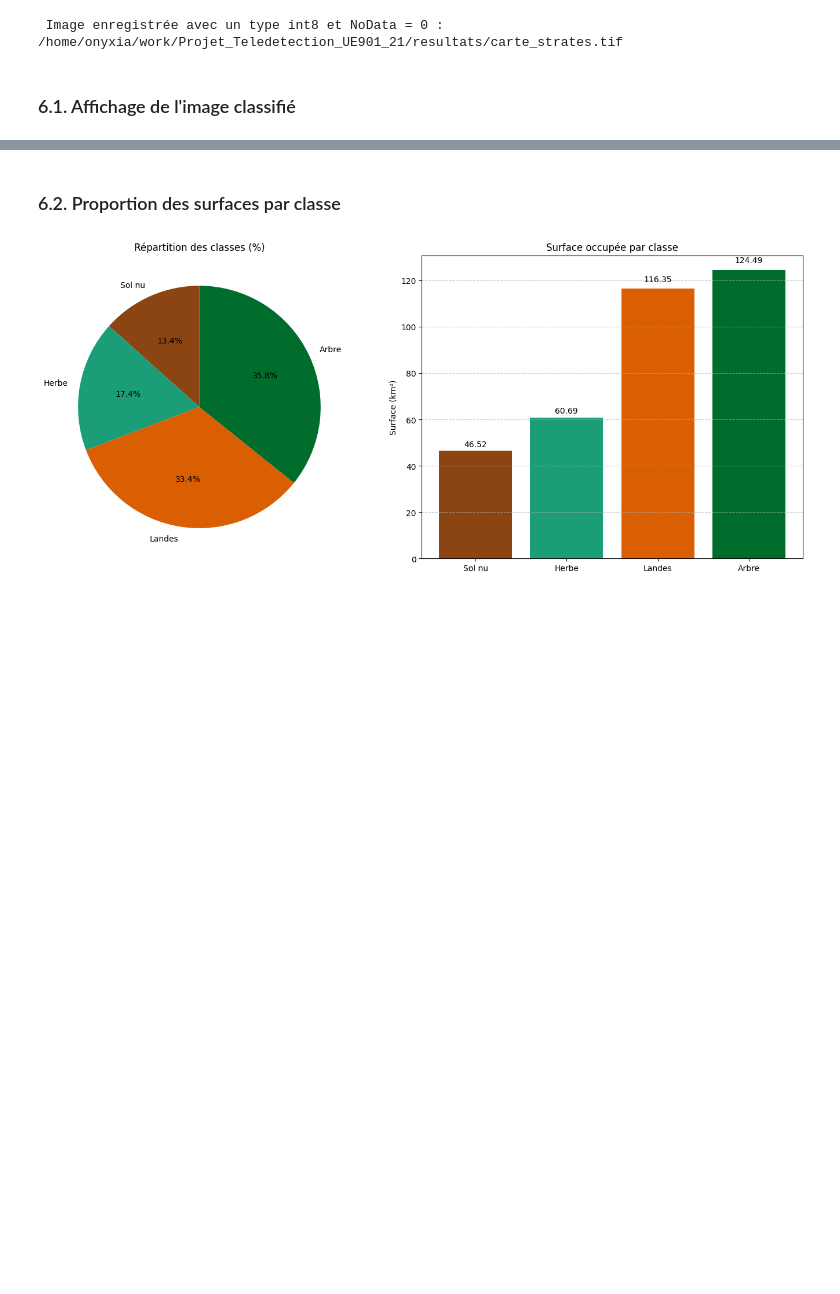
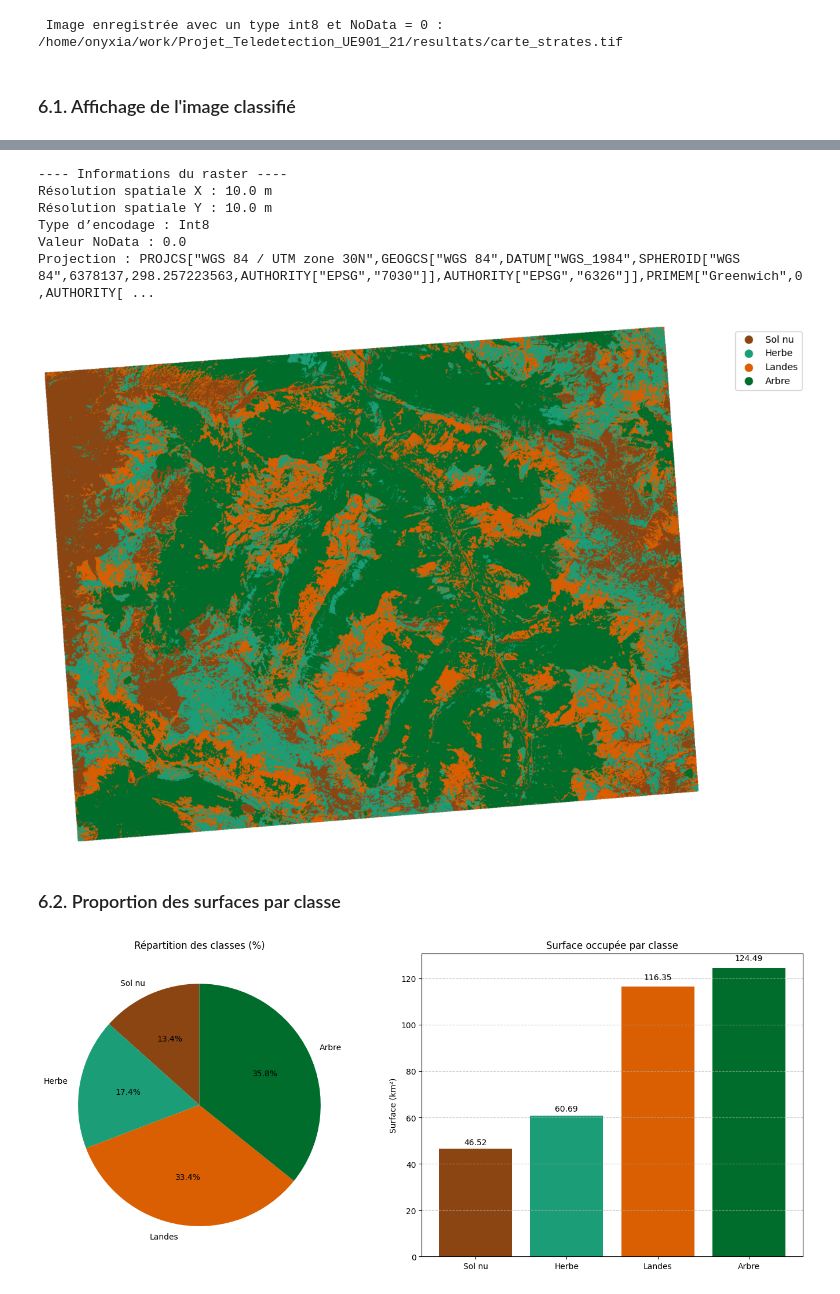
Before and after one commit to DASSITHEO/Projet_Teledetection_UE901_21, a Jupyter notebook: projet_telea_DASSI-FENGAING_ALAIN-THEOPHILE.ipynb, the cells around one changed output, grey strips where cells are left out. Cells and saved outputs as stored; diff of their text form; code cells hidden in the pictures; blank space fills up the shorter version.

```diff
--- a/projet_telea_DASSI-FENGAING_ALAIN-THEOPHILE.ipynb
+++ b/projet_telea_DASSI-FENGAING_ALAIN-THEOPHILE.ipynb
@@ -981,3 +914,72 @@ Projection : PROJCS["WGS 84 / UTM zone 30N",GEOGCS["WGS 84",DATUM["WGS_1984",SPH
+# %%
+# ======= Lecture de l'image classifiée =======
+ds = gdal.Open(sortie_classif)
+band = ds.GetRasterBand(1)
+img = band.ReadAsArray()
+
+# ======= Définir les classes et couleurs =======
+classes = {
+   1: "Sol nu",
+   2: "Herbe",
+   3: "Landes",
+   4: "Arbre"
+}
+
+colors = {
+    1: (0.5451, 0.2706, 0.0753),  # #8B4513
+    2: (0.1059, 0.6196, 0.4667),  # #1B9E77
+    3: (0.8509, 0.3725, 0.0078),  # #D95F02
+    4: (0.0,    0.4275, 0.1725)   # #006D2C
+}
+
+# ======= Lecture de l'image de référence pour le masque =======
+file_ref = fichier_ref
+ds_ref = gdal.Open(file_ref)
+arr_ref = ds_ref.ReadAsArray()
+
+# Masque binaire
+mask = (arr_ref[0] > 0) if arr_ref.ndim == 3 else (arr_ref > 0)
+
+# ======= Appliquer le masque sur l'image classifiée =======
+img_masked = np.where(mask, img, 0)  # 0 pour zones hors référence
+
+# ======= Créer l'image RGB avec transparence =======
+h, w = img.shape
+rgb = np.zeros((h, w, 3), dtype=np.float32)
+alpha = np.zeros((h, w), dtype=np.float32)
+
+for cls, col in colors.items():
+    mask_cls = (img_masked == cls)
+    rgb[mask_cls] = col
+    alpha[mask_cls] = 1
+
+# ======= Affichage avec légende et transparence =======
+plt.figure(figsize=(15, 10))
+plt.imshow(rgb, alpha=alpha)
+plt.axis("off")
+
+# Légende
+handles = [
+    plt.Line2D([0], [0], marker='o', color='w', label=classes[c],
+               markerfacecolor=colors[c], markersize=10)
+    for c in classes
+]
+
+plt.legend(handles=handles, bbox_to_anchor=(1.05, 1), loc='upper left')
+
+# Afficher les caractéristiques de l'image classifié
+mf.print_raster_info(sortie_classif)
+
+#Affichage de l'image avec légende
+plt.show()
+# %% [output]
+---- Informations du raster ----
+Résolution spatiale X : 10.0 m
+Résolution spatiale Y : 10.0 m
+Type d’encodage : Int8
+Valeur NoData : 0.0
+Projection : PROJCS["WGS 84 / UTM zone 30N",GEOGCS["WGS 84",DATUM["WGS_1984",SPHEROID["WGS 84",6378137,298.257223563,AUTHORITY["EPSG","7030"]],AUTHORITY["EPSG","6326"]],PRIMEM["Greenwich",0,AUTHORITY[ ...
+[figure, added]
 # %% [markdown]
 ### 6.2. Proportion des surfaces par classe
 # %%
```
Also changed, not shown: parts of 7 cells of this notebook, 1 other file.
